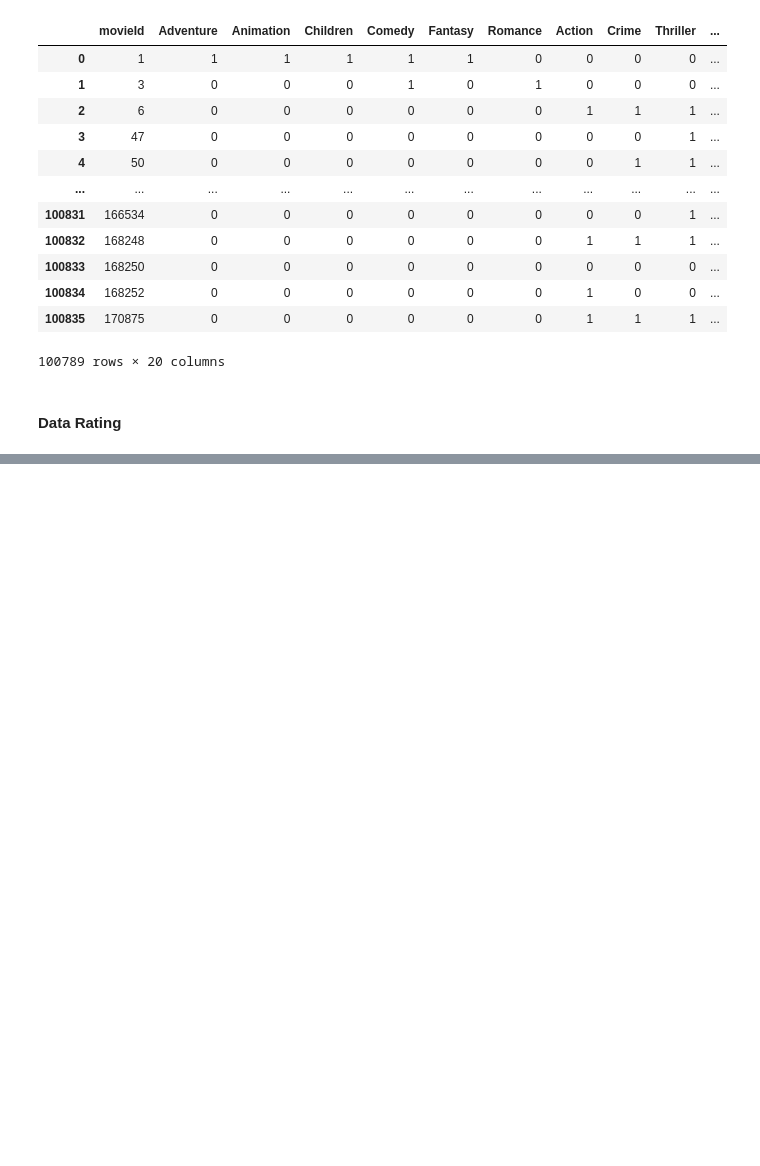
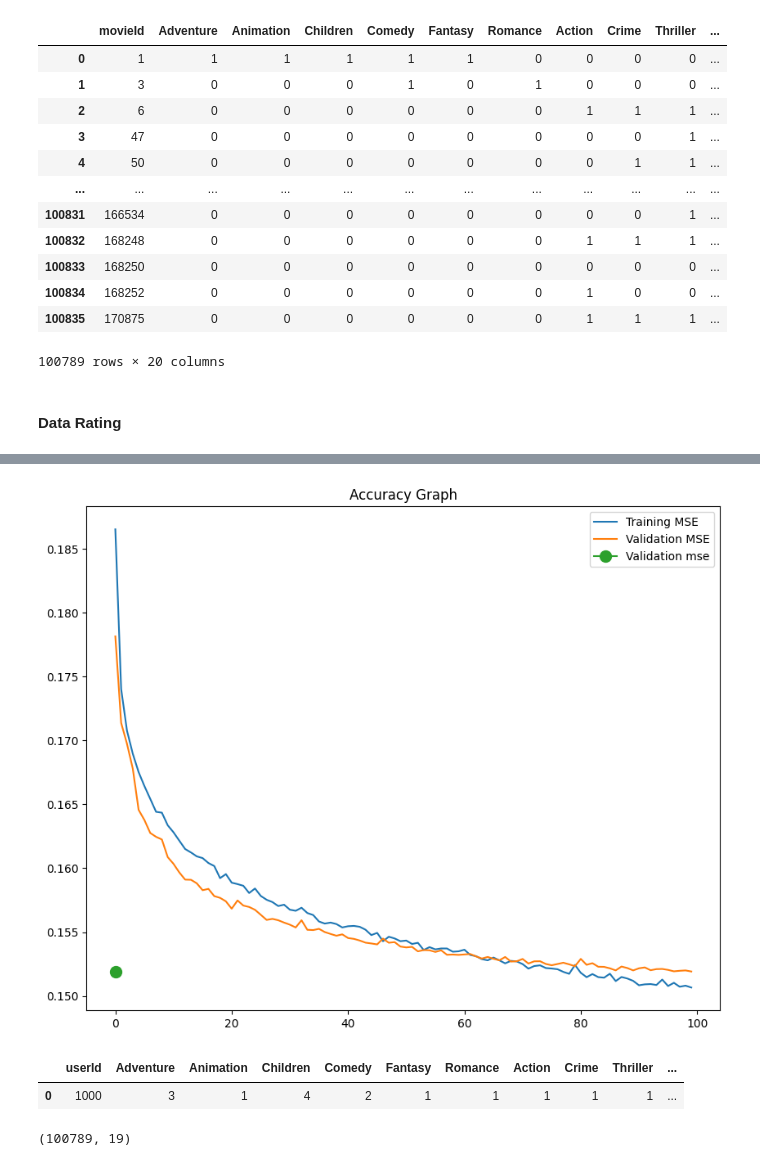
Before and after one commit to mausneg/Movie-Lens-Recommendation-System, a Jupyter notebook: submission.ipynb, the cells around one changed output, grey strips where cells are left out. Drawn from its saved outputs; the diff is of its cells as text; code cells hidden in the pictures; blank space fills up the shorter version.

Commit message:
add model and predict

```diff
--- a/submission.ipynb
+++ b/submission.ipynb
@@ -404,0 +452,5 @@ Name: rating, Length: 100789, dtype: float64
+# %%
+user_train, user_test, item_train, item_test, rating_train, rating_test = train_test_split(df_user[genre_columns], df_item[genre_columns], rating.flatten(), test_size=0.2, random_state=42)
+user_test, user_val, item_test, item_val, rating_test, rating_val = train_test_split(user_test, item_test, rating_test, test_size=0.5, random_state=42)
+
+user_train.shape, user_test.shape, user_val.shape, item_train.shape, item_test.shape, item_val.shape, rating_train.shape, rating_test.shape, rating_val.shape
@@ -404,0 +559,4 @@ Name: rating, Length: 100789, dtype: float64
+# %%
+model.compile(optimizer=tf.keras.optimizers.Adagrad(0.01), loss='mean_squared_error', metrics=['mse'])
+# %%
+history = model.fit([user_train, item_train], rating_train, epochs=100, batch_size=256, validation_data=([user_val, item_val], rating_val))
@@ -404,0 +581,2 @@ Name: rating, Length: 100789, dtype: float64
+# %%
+val_mse, val_loss = model.evaluate([user_val, item_val], rating_val, verbose=2)
@@ -404,0 +585,44 @@ Name: rating, Length: 100789, dtype: float64
+# %%
+plt.figure(figsize=(10, 8))
+plt.plot(history.history['mse'], label='Training MSE')
+plt.plot(history.history['val_mse'], label='Validation MSE')
+plt.plot(val_mse, label='Validation mse', marker='o', markersize=10)
+plt.legend()
+plt.title('Accuracy Graph')
+plt.show()
+# %% [output]
+[figure, added]
+# %%
+new_user_id = 1000
+new_adventure = 3
+new_animation = 1
+new_children = 4
+new_comedy = 2
+new_fantasy = 1
+new_romance = 1
+new_action = 1
+new_crime = 1
+new_thriller = 1
+new_mystery = 1
+new_horror = 1
+new_drama = 1
+new_war = 1
+new_western = 1
+new_scifi = 1
+new_musical = 1
+new_filmnoir = 1
+new_imax = 1
+new_documentary = 1
+
+new_user = pd.DataFrame([[new_user_id, new_adventure, new_animation, new_children, new_comedy, new_fantasy, new_romance, new_action, new_crime, new_thriller, new_mystery, new_horror, new_drama, new_war, new_western, new_scifi, new_musical, new_filmnoir, new_imax, new_documentary]], columns=['userId', 'Adventure', 'Animation', 'Children', 'Comedy', 'Fantasy', 'Romance', 'Action', 'Crime', 'Thriller', 'Mystery', 'Horror', 'Drama', 'War', 'Western', 'Sci-Fi', 'Musical', 'Film-Noir', 'IMAX', 'Documentary'])
+new_user
+# %% [output]
+|  | userId | Adventure | Animation | Children | Comedy | Fantasy | Romance | Action | Crime | Thriller | ... |
+| 0 | 1000 | 3 | 1 | 4 | 2 | 1 | 1 | 1 | 1 | 1 | ... |
+# %%
+new_user[genre_columns] = scaler_user.transform(new_user[genre_columns])
+
+new_user = np.tile(new_user[genre_columns], (df_item.shape[0], 1))
+new_user.shape
+# %% [output]
+(100789, 19)
```
Also changed, not shown: parts of 26 cells of this notebook.
